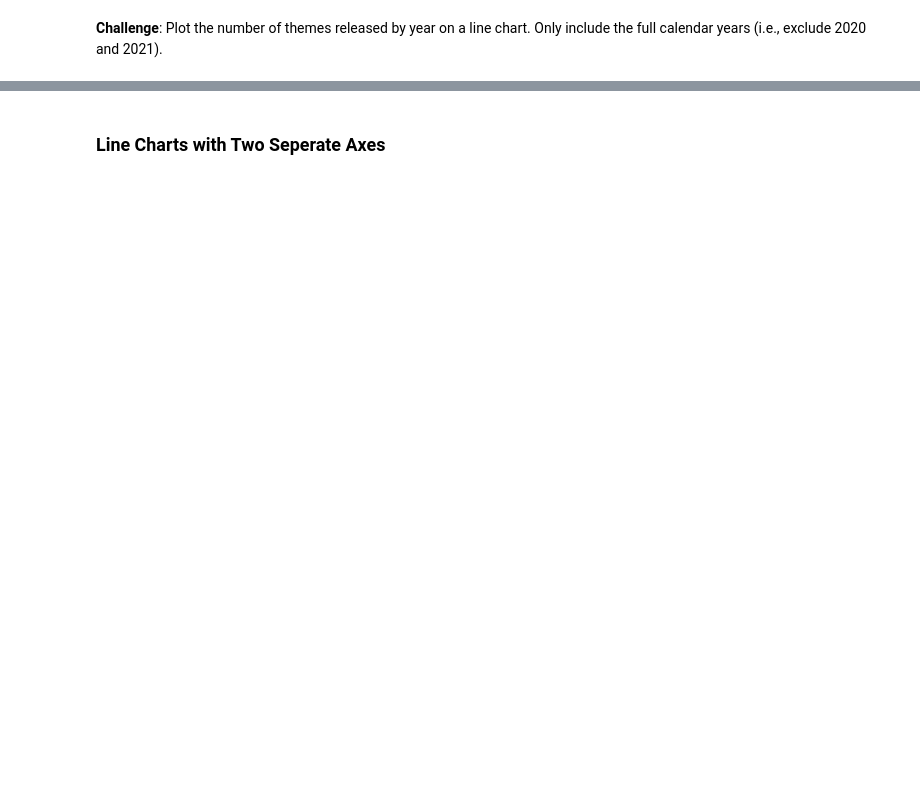
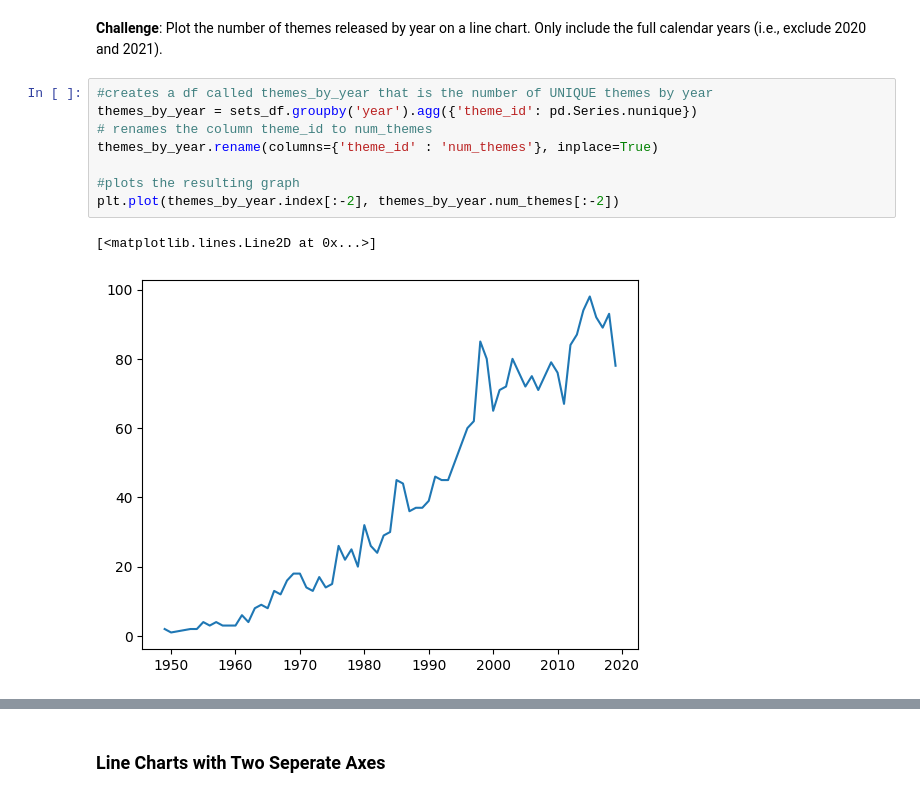
Before and after one commit to DRANetGH35/LEGO, a Jupyter notebook: Lego_Analysis_for_Course_(start).ipynb, the cells around one changed output, grey strips where cells are left out. Drawn from its saved outputs; the diff is of its cells as text; blank space fills up the shorter version.

```diff
--- a/Lego_Analysis_for_Course_(start).ipynb
+++ b/Lego_Analysis_for_Course_(start).ipynb
@@ -195,2 +201,13 @@ Let's work out the number of different themes shipped by year. This means we hav
 # %% [markdown]
 **Challenge**: Plot the number of themes released by year on a line chart. Only include the full calendar years (i.e., exclude 2020 and 2021).
+# %%
+#creates a df called themes_by_year that is the number of UNIQUE themes by year
+themes_by_year = sets_df.groupby('year').agg({'theme_id': pd.Series.nunique})
+# renames the column theme_id to num_themes
+themes_by_year.rename(columns={'theme_id' : 'num_themes'}, inplace=True)
+
+#plots the resulting graph
+plt.plot(themes_by_year.index[:-2], themes_by_year.num_themes[:-2])
+# %% [output]
+[<matplotlib.lines.Line2D at 0x...>]
+[figure, added]
```
Also changed, not shown: parts of 7 cells of this notebook.
